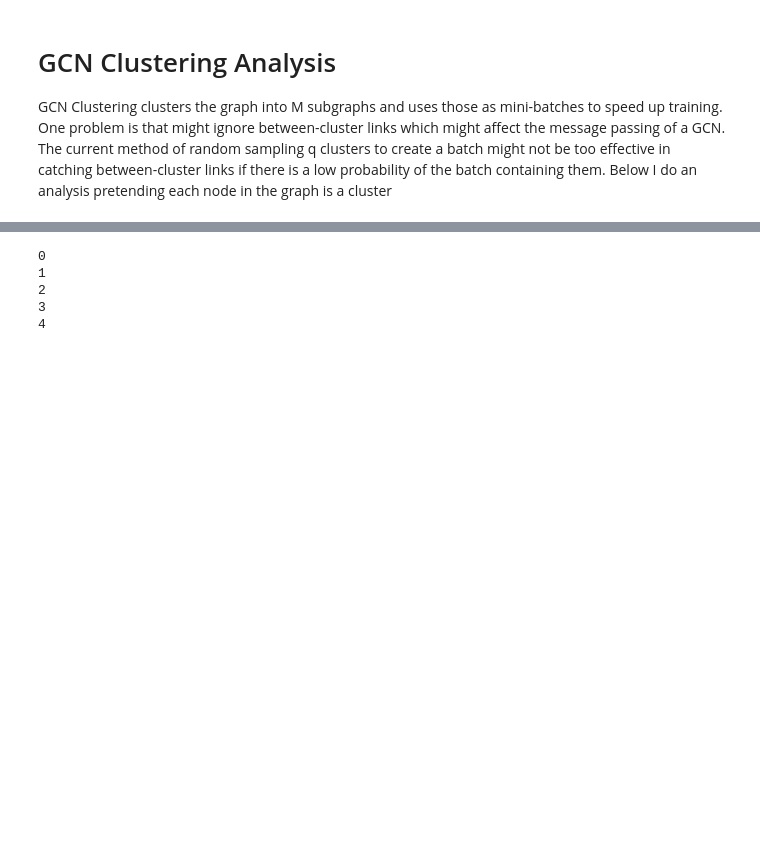
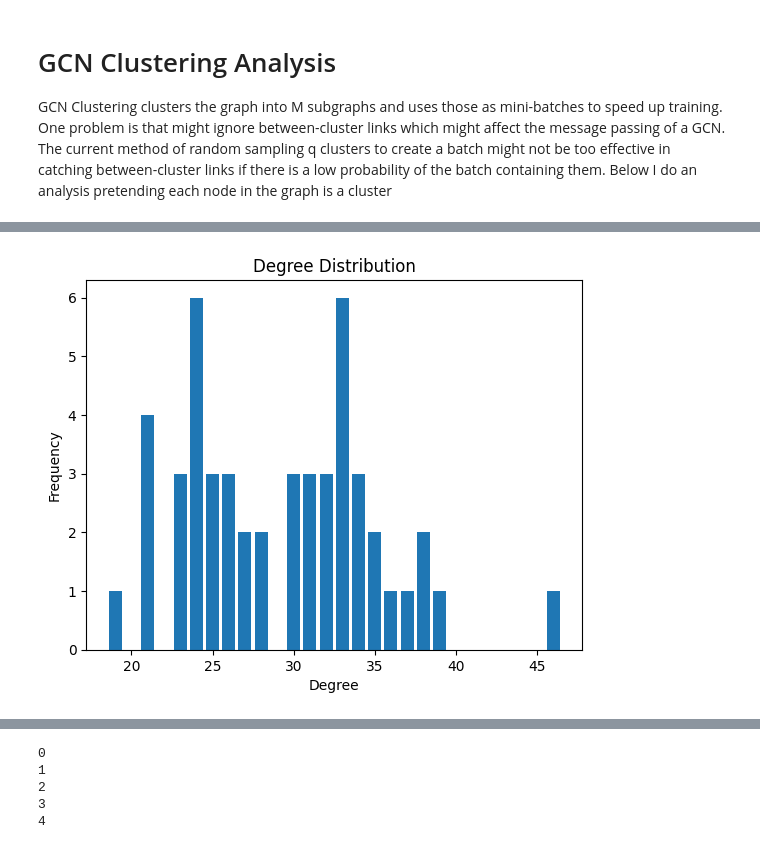
Before and after one commit to UCSD-Qualcomm-B07-Group-2/Biased-Batch-Learning-Strategy, a Jupyter notebook: src/cluster_analysis.ipynb, the cells around one changed output, grey strips where cells are left out. Saved outputs shown, nothing was run; the diff lists cells and outputs as text; code cells hidden in the pictures; blank space fills up the shorter version.

```diff
--- a/src/cluster_analysis.ipynb
+++ b/src/cluster_analysis.ipynb
@@ -2,19 +2,3 @@
 # GCN Clustering Analysis
 
 GCN Clustering clusters the graph into M subgraphs and uses those as mini-batches to speed up training. One problem is that might ignore between-cluster links which might affect the message passing of a GCN. The current method of random sampling q clusters to create a batch might not be too effective in catching between-cluster links if there is a low probability of the batch containing them. Below I do an analysis pretending each node in the graph is a cluster
-# %%
-import numpy as np
-import torch
-from torch_geometric.utils import from_scipy_sparse_matrix, to_networkx
-from scipy.sparse import coo_matrix
-import networkx as nx
-
-conn = np.load(f'../data/xbar/1/xbar_connectivity.npz')
-A = coo_matrix((conn['data'], (conn['row'], conn['col'])), shape=conn['shape'])
-A = A.__mul__(A.T)
-
-edges = from_scipy_sparse_matrix(A)
-edge_list = [(u.item(),v.item(), weight) for u, v, weight in zip(edges[0][0], edges[0][1], edges[1])]
-G = nx.Graph()
-G.add_weighted_edges_from(edge_list)
-G.remove_edges_from(nx.selfloop_edges(G))
@@ -20,0 +15,3 @@ G.remove_edges_from(nx.selfloop_edges(G))
+# %%
+data = load_cache()
+d = data[0]
@@ -20,0 +406,14 @@ G.remove_edges_from(nx.selfloop_edges(G))
+# %%
+degrees = [deg for node, deg in G.degree()]
+
+# To get the distribution, you can use the collections.Counter class
+import collections
+degree_distribution = collections.Counter(degrees)
+
+plt.bar(degree_distribution.keys(), degree_distribution.values())
+plt.xlabel('Degree')
+plt.ylabel('Frequency')
+plt.title('Degree Distribution')
+plt.show()
+# %% [output]
+[figure, added]
```
Also changed, not shown: parts of 35 cells of this notebook, 6 other files.
